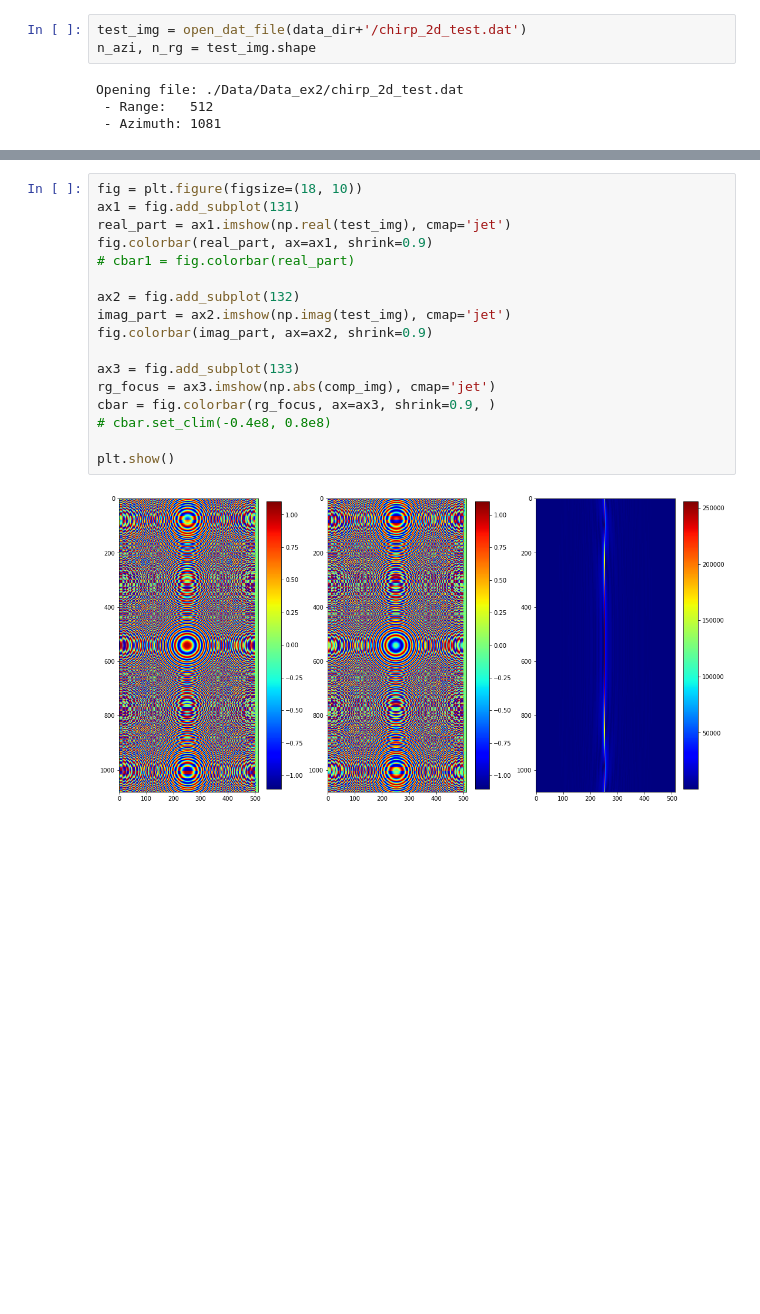
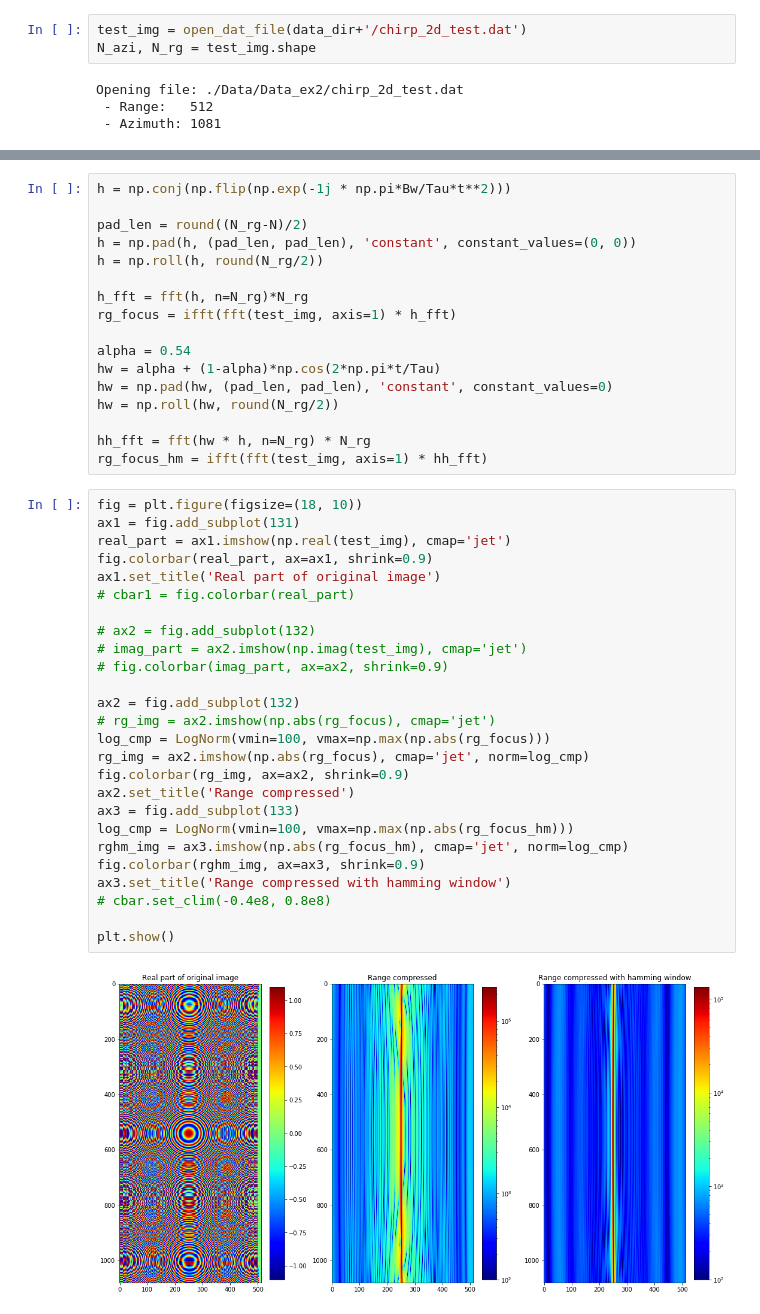
Before and after one commit to AzimuthLI/SAR_Introduction, a Jupyter notebook: Execrise_2-2D_Data.ipynb, the cells around one changed output, grey strips where cells are left out. Cells and saved outputs as stored; diff of their text form; blank space fills up the shorter version.

```diff
--- a/Execrise_2-2D_Data.ipynb
+++ b/Execrise_2-2D_Data.ipynb
@@ -78,7 +37,7 @@ two LONG values representing the number of pixels in range and azimuth direction
 **Literature: Chapter 2.2 in the ”Scientific SAR User’s Guide” by Coert Olmsted.**
 # %%
 test_img = open_dat_file(data_dir+'/chirp_2d_test.dat')
-n_azi, n_rg = test_img.shape
+N_azi, N_rg = test_img.shape
 # %% [output]
 Opening file: ./Data/Data_ex2/chirp_2d_test.dat
  - Range:   512
@@ -102,19 +62,45 @@ for i in range(test_img.shape[0]):
+# %%
+h = np.conj(np.flip(np.exp(-1j * np.pi*Bw/Tau*t**2)))
+
+pad_len = round((N_rg-N)/2)
+h = np.pad(h, (pad_len, pad_len), 'constant', constant_values=(0, 0))
+h = np.roll(h, round(N_rg/2))
+
+h_fft = fft(h, n=N_rg)*N_rg
+rg_focus = ifft(fft(test_img, axis=1) * h_fft)
+
+alpha = 0.54
+hw = alpha + (1-alpha)*np.cos(2*np.pi*t/Tau)
+hw = np.pad(hw, (pad_len, pad_len), 'constant', constant_values=0)
+hw = np.roll(hw, round(N_rg/2))
+
+hh_fft = fft(hw * h, n=N_rg) * N_rg
+rg_focus_hm = ifft(fft(test_img, axis=1) * hh_fft)
 # %%
 fig = plt.figure(figsize=(18, 10))
 ax1 = fig.add_subplot(131)
 real_part = ax1.imshow(np.real(test_img), cmap='jet')
 fig.colorbar(real_part, ax=ax1, shrink=0.9)
+ax1.set_title('Real part of original image')
 # cbar1 = fig.colorbar(real_part)
 
+# ax2 = fig.add_subplot(132)
+# imag_part = ax2.imshow(np.imag(test_img), cmap='jet')
+# fig.colorbar(imag_part, ax=ax2, shrink=0.9)
+
 ax2 = fig.add_subplot(132)
-imag_part = ax2.imshow(np.imag(test_img), cmap='jet')
-fig.colorbar(imag_part, ax=ax2, shrink=0.9)
-
+# rg_img = ax2.imshow(np.abs(rg_focus), cmap='jet')
+log_cmp = LogNorm(vmin=100, vmax=np.max(np.abs(rg_focus)))
+rg_img = ax2.imshow(np.abs(rg_focus), cmap='jet', norm=log_cmp)
+fig.colorbar(rg_img, ax=ax2, shrink=0.9)
+ax2.set_title('Range compressed')
 ax3 = fig.add_subplot(133)
-rg_focus = ax3.imshow(np.abs(comp_img), cmap='jet')
-cbar = fig.colorbar(rg_focus, ax=ax3, shrink=0.9, )
+log_cmp = LogNorm(vmin=100, vmax=np.max(np.abs(rg_focus_hm)))
+rghm_img = ax3.imshow(np.abs(rg_focus_hm), cmap='jet', norm=log_cmp)
+fig.colorbar(rghm_img, ax=ax3, shrink=0.9)
+ax3.set_title('Range compressed with hamming window')
 # cbar.set_clim(-0.4e8, 0.8e8)
 
 plt.show()
 # %% [output]
-[figure, old version]
+[figure, new version]
```
Also changed, not shown: parts of 11 cells of this notebook, 3 other files.
